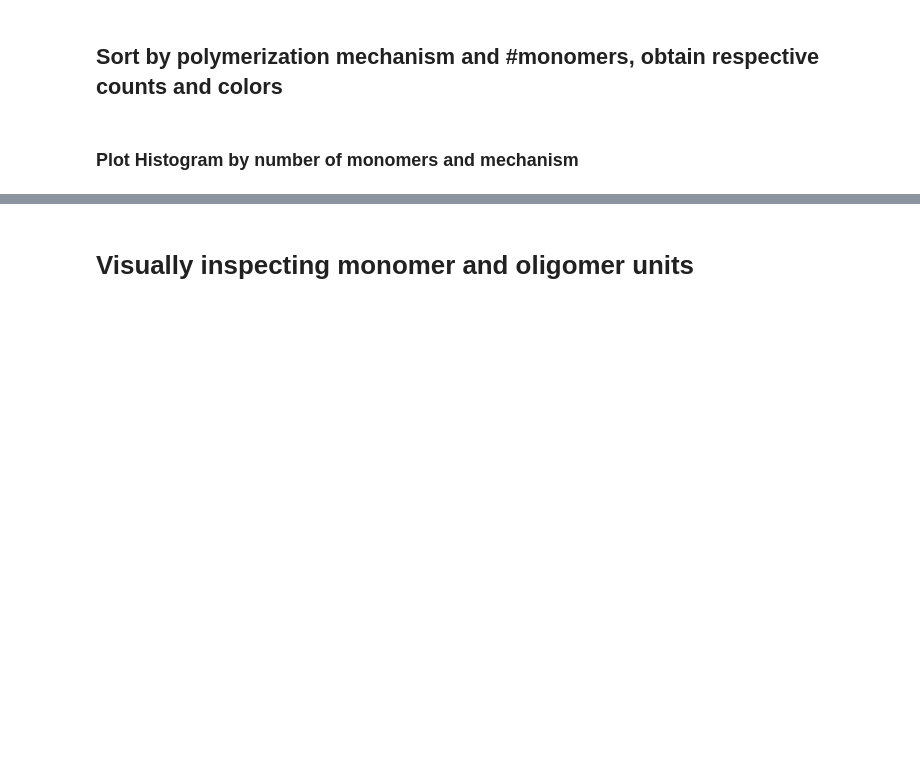
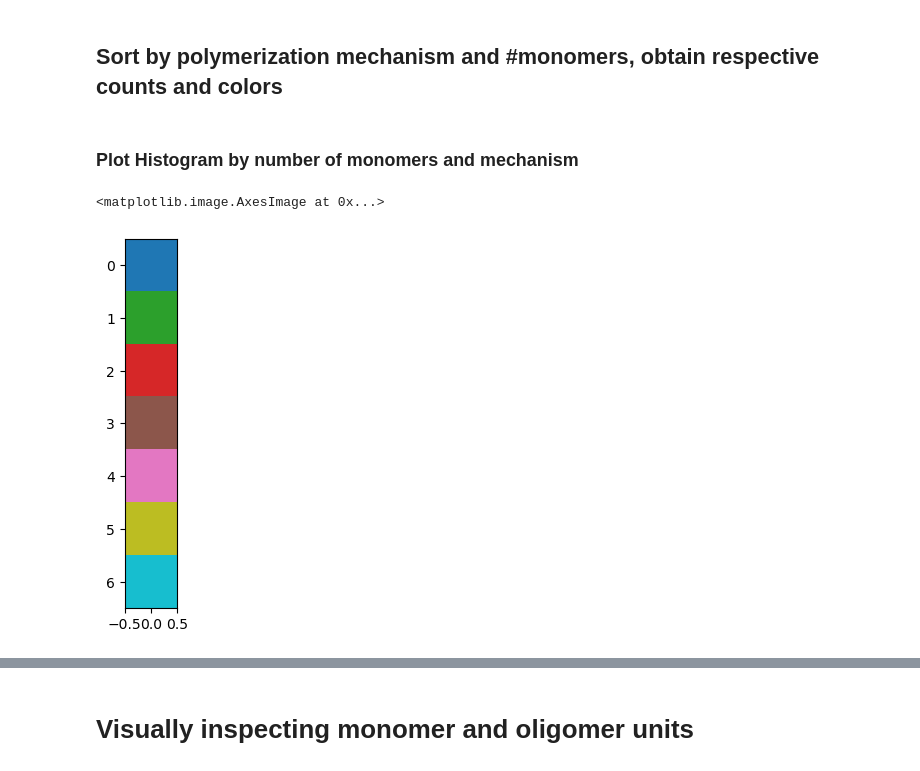
Before and after one commit to jlaw9/2026_polymer_build_workflow, a Jupyter notebook: input_inspect.ipynb, the cells around one changed output, grey strips where cells are left out. Drawn from its saved outputs; the diff is of its cells as text; code cells hidden in the pictures; blank space fills up the shorter version.

```diff
--- a/input_inspect.ipynb
+++ b/input_inspect.ipynb
@@ -37,6 +37,8 @@ input_data_path = DATA_DIR / 'PolyID_master_data.csv'
 
 monomer_df = read_monomer_data([input_data_path])[0]
 monomer_df.set_index(monomer_df.columns[0], inplace=True) # alternative to index_cols arg in read function
+field_names, field_roles = parse_field_names_and_roles(monomer_df)
+monomer_df.rename(columns=field_names, inplace=True)
 len(monomer_df)
 # %% [output]
 3199
@@ -45,14 +47,11 @@ len(monomer_df)
 # %%
 from polymerist.graphics import plotutils
 
-if 'num_monomers' not in monomer_df.columns:
-    monomer_df['num_monomers'] = monomer_df.smiles_monomer.map(lambda smiles : len(smiles.split('.')))
+keys = ['mechanism']#, 'num_monomers']
 
-# keys = ['num_monomers', 'mechanism']
-keys = ['mechanism', 'num_monomers']
-
-df_grouper = monomer_df.groupby(keys)
-frames = {
-    mech : df_grouper.get_group(mech)
-        for mech in df_grouper.groups
+grouper = monomer_df.groupby(keys, as_index=False) # group by mechanism name, preserving original indices
+counts : pd.DataFrame = grouper.size().sort_values(by='size')
+frames : dict[str, pd.DataFrame] = {
+    mech : grouper.get_group(mech)
+        for mech in grouper.groups
 }
@@ -84,0 +60,11 @@ plt.title(f'Number of SMILES by {" & ".join(keys)} ({len(df)} total)')
+# %%
+# generate colorbar with unique color for each mechanism
+cdict, carr = plotutils.label_discrete_cmap(
+    cmap=plt.get_cmap('tab10'),
+    color_names=monomer_df.mechanism.unique(),
+    hues_per_color=1
+)
+plt.imshow(carr)
+# %% [output]
+<matplotlib.image.AxesImage at 0x...>
+[figure, added]
```
Also changed, not shown: parts of 20 cells of this notebook.
